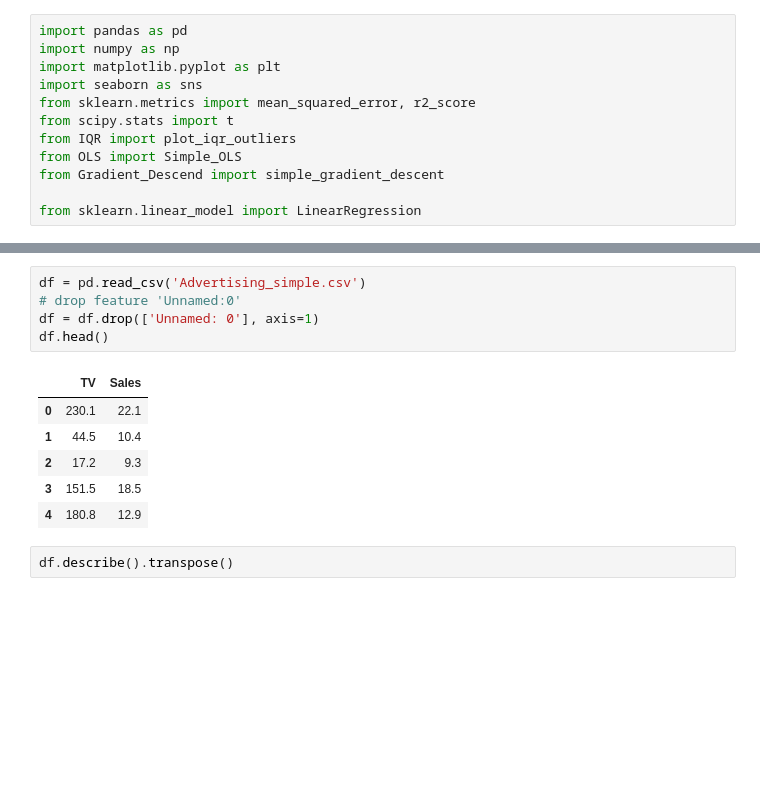
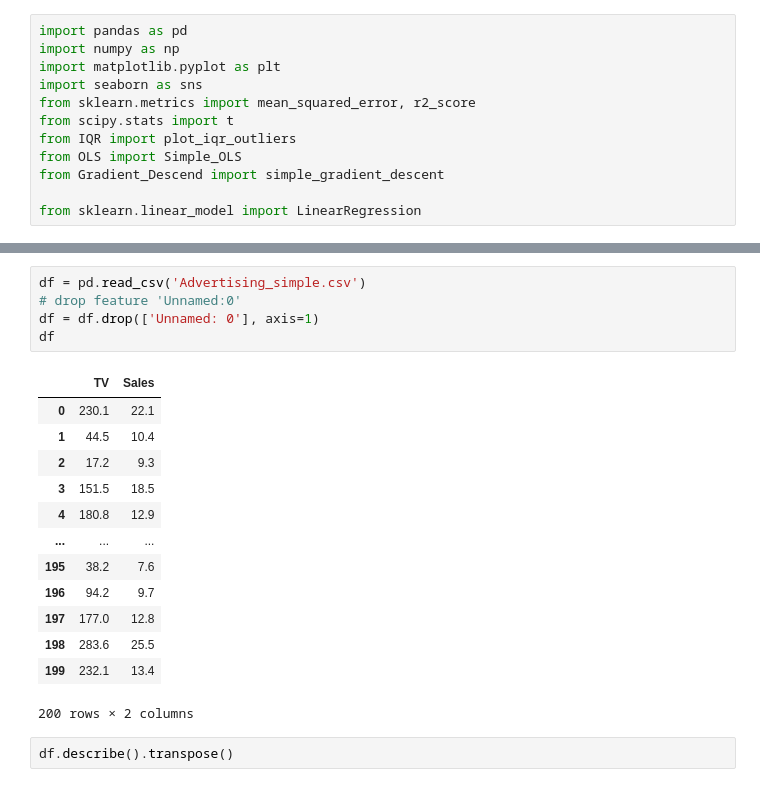
Before and after one commit to alextianyf/LinearRegression-CaseStudy-Spend-Sale-Prediction, a Jupyter notebook: 01-Simple-LinearRegression.ipynb, the cells around one changed output, grey strips where cells are left out. Cells and saved outputs as stored; diff of their text form; blank space fills up the shorter version.

```diff
--- a/01-Simple-LinearRegression.ipynb
+++ b/01-Simple-LinearRegression.ipynb
@@ -68,15 +70,22 @@ from sklearn.linear_model import LinearRegression
 # %%
 df = pd.read_csv('Advertising_simple.csv')
 # drop feature 'Unnamed:0'
 df = df.drop(['Unnamed: 0'], axis=1)
-df.head()
+df
 # %% [output]
 |  | TV | Sales |
 | 0 | 230.1 | 22.1 |
 | 1 | 44.5 | 10.4 |
 | 2 | 17.2 | 9.3 |
 | 3 | 151.5 | 18.5 |
 | 4 | 180.8 | 12.9 |
+| ... | ... | ... |
+| 195 | 38.2 | 7.6 |
+| 196 | 94.2 | 9.7 |
+| 197 | 177.0 | 12.8 |
+| 198 | 283.6 | 25.5 |
+| 199 | 232.1 | 13.4 |
+200 rows × 2 columns
 # %%
 df.describe().transpose()
 # %% [output]
```
Also changed, not shown: parts of 2 cells of this notebook.
